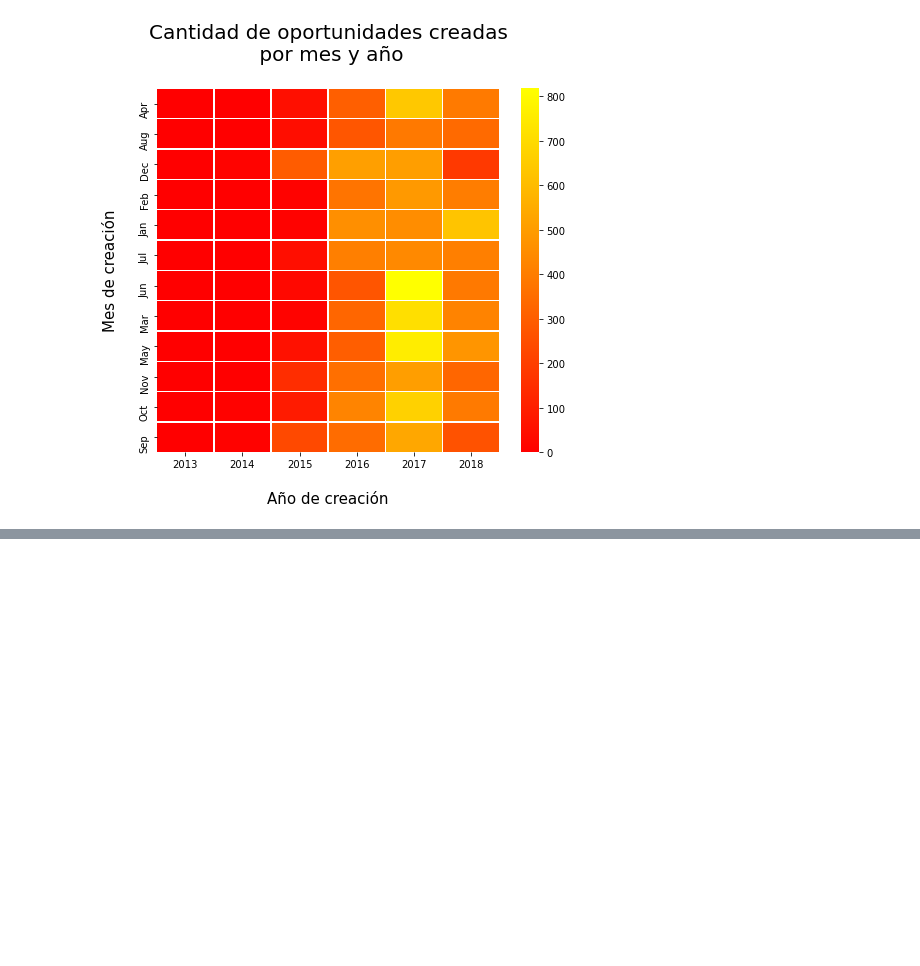
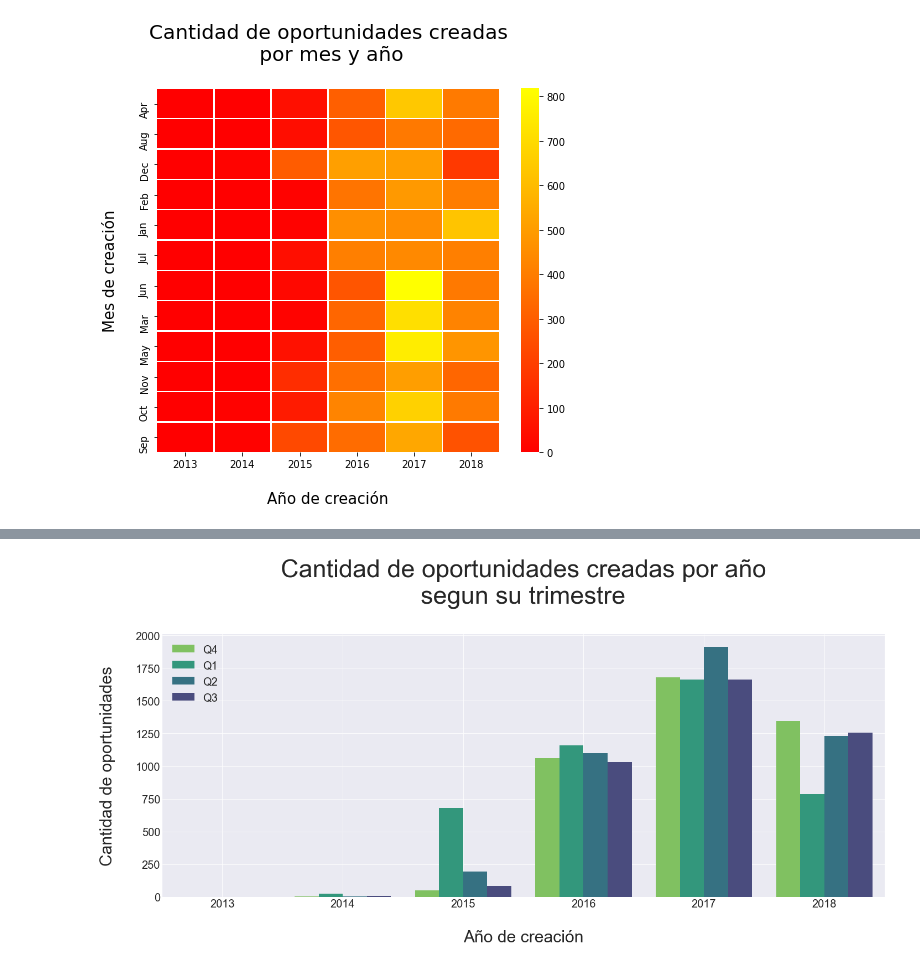
Before and after one commit to FernandoSinisi/Orga-Datos-2C-2020, a Jupyter notebook: TP1/fechas.ipynb, the cells around one changed output, grey strips where cells are left out. Drawn from its saved outputs; the diff is of its cells as text; code cells hidden in the pictures; blank space fills up the shorter version.

```diff
--- a/TP1/fechas.ipynb
+++ b/TP1/fechas.ipynb
@@ -318,0 +356,3 @@ plt.show()
+# %%
+df_dates_qn_date = df_dates.groupby(["Creation Year","Delivery_Quarter"]).agg({"Region":"count"}).reset_index()
+df_dates_qn_date.head()
@@ -318,0 +366,24 @@ plt.show()
+# %%
+fig,ax=plt.subplots(figsize=(20,10))
+
+g = sns.barplot(ax=ax, \
+                data=df_dates_qn_date, \
+                x='Creation Year', \
+                y='Region', \
+                palette='viridis_r', \
+                alpha=1, \
+                hue='Delivery_Quarter')
+
+g.set_title('Cantidad de oportunidades creadas por año\nsegun su trimestre\n',size=45)
+g.set_xlabel('\nAño de creación',size=30)
+g.set_ylabel('Cantidad de oportunidades\n',size=30)
+
+plt.grid(True)
+plt.xticks(fontsize=20)
+plt.yticks(fontsize=20)
+plt.legend(ncol=1,fontsize=20,loc='upper left')
+plt.tight_layout()
+#plt.savefig("pngs/op-cant-anio-qn.png")
+plt.show()
+# %% [output]
+[figure, added]
```
Also changed, not shown: parts of 3 cells of this notebook, 4 other files.
